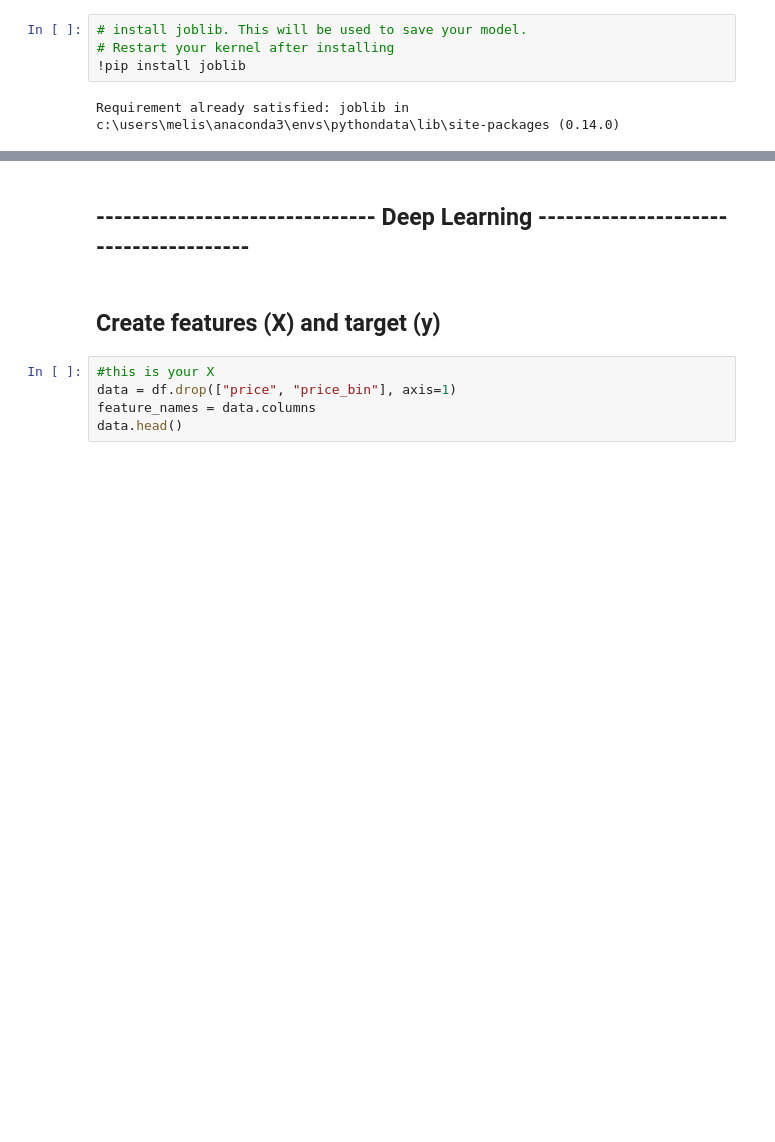
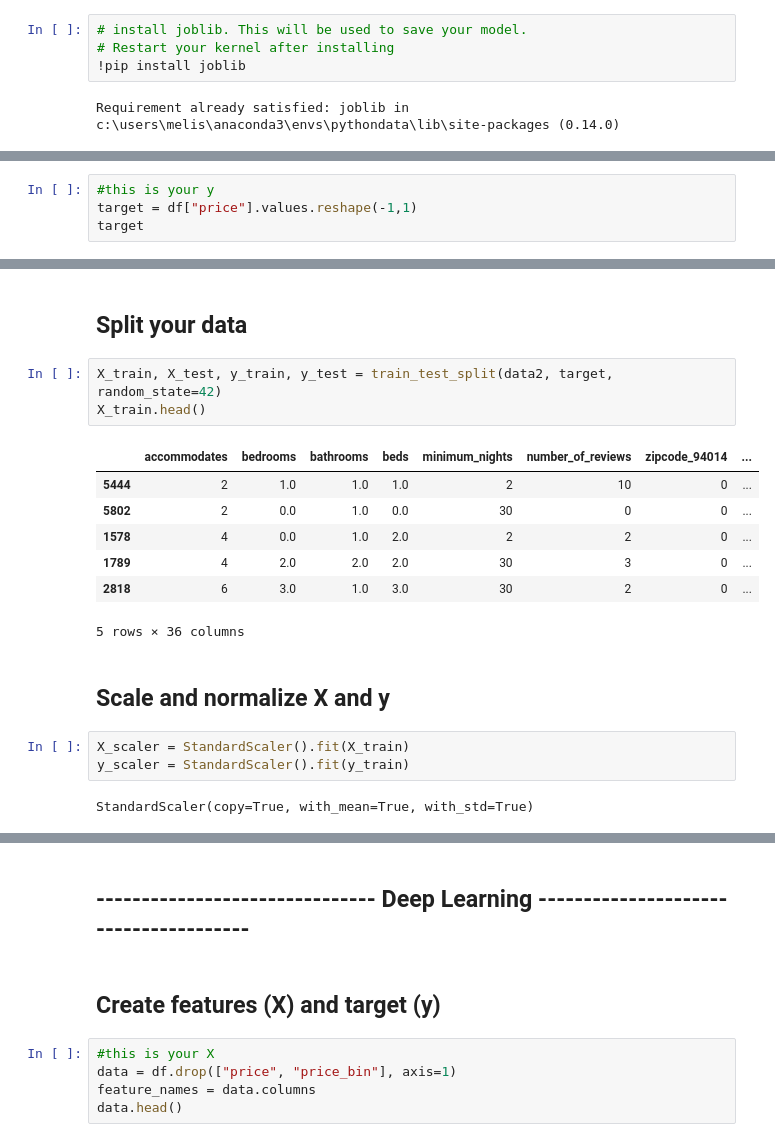
Before and after one commit to TrevorLovesMommy/airbnb-pricing-project, a Jupyter notebook: melissa_code.ipynb, the cells around one changed output, grey strips where cells are left out. Saved outputs shown, nothing was run; the diff lists cells and outputs as text; blank space fills up the shorter version.

```diff
--- a/melissa_code.ipynb
+++ b/melissa_code.ipynb
@@ -44,0 +64,4 @@ df.head()
+# %%
+#this is your y
+target = df["price"].values.reshape(-1,1)
+target
@@ -44,0 +94,20 @@ df.head()
+# %% [markdown]
+## Split your data
+# %%
+X_train, X_test, y_train, y_test = train_test_split(data2, target, random_state=42)
+X_train.head()
+# %% [output]
+|  | accommodates | bedrooms | bathrooms | beds | minimum_nights | number_of_reviews | zipcode_94014 | ... |
+| 5444 | 2 | 1.0 | 1.0 | 1.0 | 2 | 10 | 0 | ... |
+| 5802 | 2 | 0.0 | 1.0 | 0.0 | 30 | 0 | 0 | ... |
+| 1578 | 4 | 0.0 | 1.0 | 2.0 | 2 | 2 | 0 | ... |
+| 1789 | 4 | 2.0 | 2.0 | 2.0 | 30 | 3 | 0 | ... |
+| 2818 | 6 | 3.0 | 1.0 | 3.0 | 30 | 2 | 0 | ... |
+5 rows × 36 columns
+# %% [markdown]
+## Scale and normalize X and y
+# %%
+X_scaler = StandardScaler().fit(X_train)
+y_scaler = StandardScaler().fit(y_train)
+# %% [output]
+StandardScaler(copy=True, with_mean=True, with_std=True)
```
Also changed, not shown: parts of 17 cells of this notebook.
